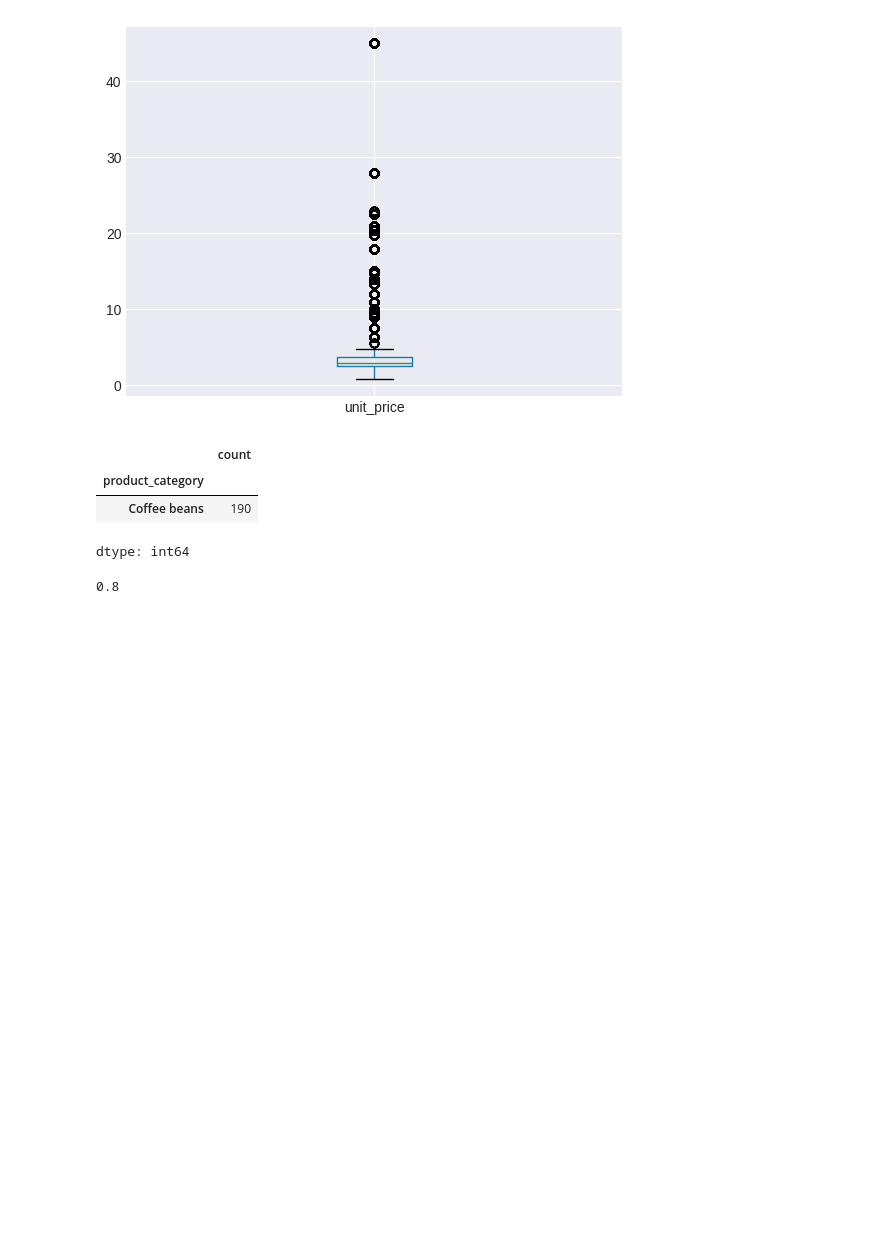
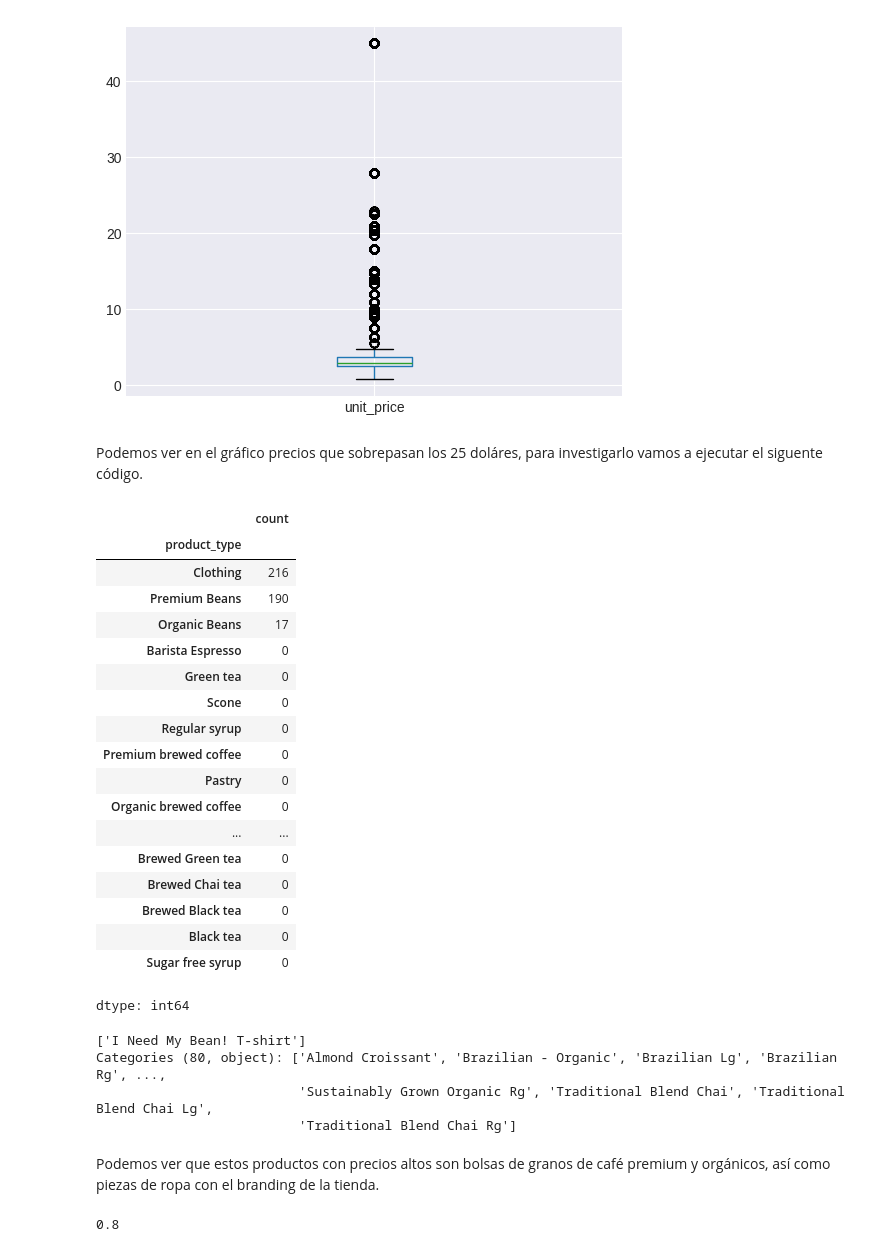
Before and after one commit to eddieisoffline/Portfolio-Data-Science, a Jupyter notebook: cafe/notebook/notebook.ipynb, the cells around one changed output. Drawn from its saved outputs; the diff is of its cells as text; code cells hidden in the pictures; blank space fills up the shorter version.

```diff
--- a/cafe/notebook/notebook.ipynb
+++ b/cafe/notebook/notebook.ipynb
@@ -365,13 +365,40 @@ coffee_sales.boxplot(column="unit_price")
 plt.show()
 # %% [output]
 [figure]
-# %%
-coffee_sales[coffee_sales["unit_price"]==45]["product_category"].value_counts()
-# %% [output]
-|  | count |
-| product_category |  |
-| Coffee beans | 190 |
-dtype: int64
+# %% [markdown]
+Podemos ver en el gráfico precios que sobrepasan los 25 doláres, para investigarlo vamos a ejecutar el siguente código.
+# %%
+# Filtrar los productos cuyo precio unitario es mayor o igual a 25 doláres y agrupar por cantidad.
+coffee_sales[coffee_sales["unit_price"]>=25]["product_type"].value_counts()
+# %% [output]
+|  | count |
+| product_type |  |
+| Clothing | 216 |
+| Premium Beans | 190 |
+| Organic Beans | 17 |
+| Barista Espresso | 0 |
+| Green tea | 0 |
+| Scone | 0 |
+| Regular syrup | 0 |
+| Premium brewed coffee | 0 |
+| Pastry | 0 |
+| Organic brewed coffee | 0 |
+| ... | ... |
+| Brewed Green tea | 0 |
+| Brewed Chai tea | 0 |
+| Brewed Black tea | 0 |
+| Black tea | 0 |
+| Sugar free syrup | 0 |
+dtype: int64
+# %%
+coffee_sales[(coffee_sales["unit_price"]>=25)&(coffee_sales["product_type"]== "Clothing")]["product_detail"].unique()
+# %% [output]
+['I Need My Bean! T-shirt']
+Categories (80, object): ['Almond Croissant', 'Brazilian - Organic', 'Brazilian Lg', 'Brazilian Rg', ...,
+                          'Sustainably Grown Organic Rg', 'Traditional Blend Chai', 'Traditional Blend Chai Lg',
+                          'Traditional Blend Chai Rg']
+# %% [markdown]
+Podemos ver que estos productos con precios altos son bolsas de granos de café premium y orgánicos, así como piezas de ropa con el branding de la tienda.
 # %%
 coffee_sales["unit_price"].min()
 # %% [output]
```
